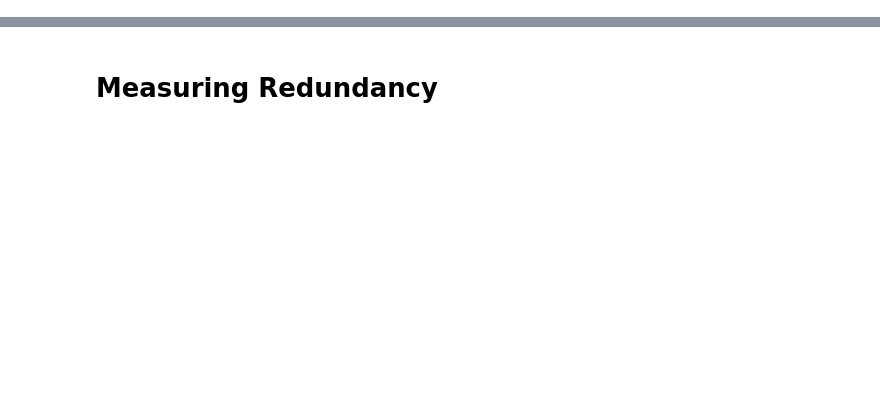
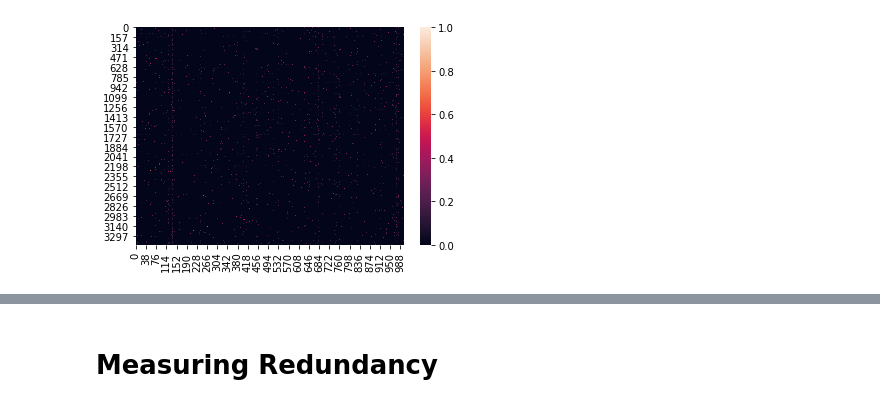
Before and after one commit to divya-chou/gefilter-fish, a Jupyter notebook: gefilter-fish-nmf.ipynb, the cells around one changed output, grey strips where cells are left out. Saved outputs shown, nothing was run; the diff lists cells and outputs as text; code cells hidden in the pictures; blank space fills up the shorter version.

```diff
--- a/gefilter-fish-nmf.ipynb
+++ b/gefilter-fish-nmf.ipynb
@@ -186,0 +199,4 @@ transform = pipe.fit_transform(test_df['reviewText'])
+# %%
+ax = sns.heatmap(X)
+# %% [output]
+[figure, added]
```
Also changed, not shown: parts of 25 cells of this notebook, 10 other files.
